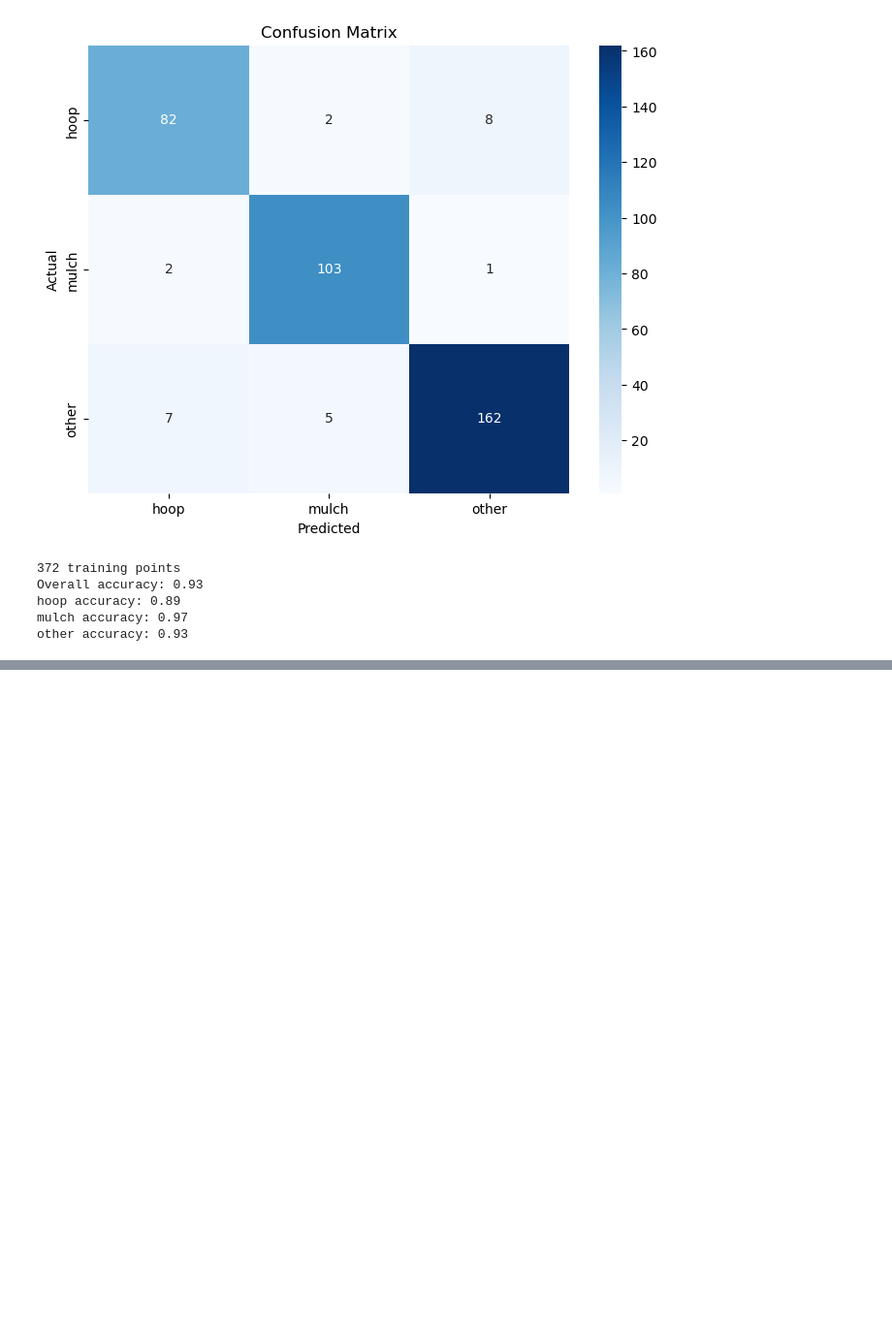
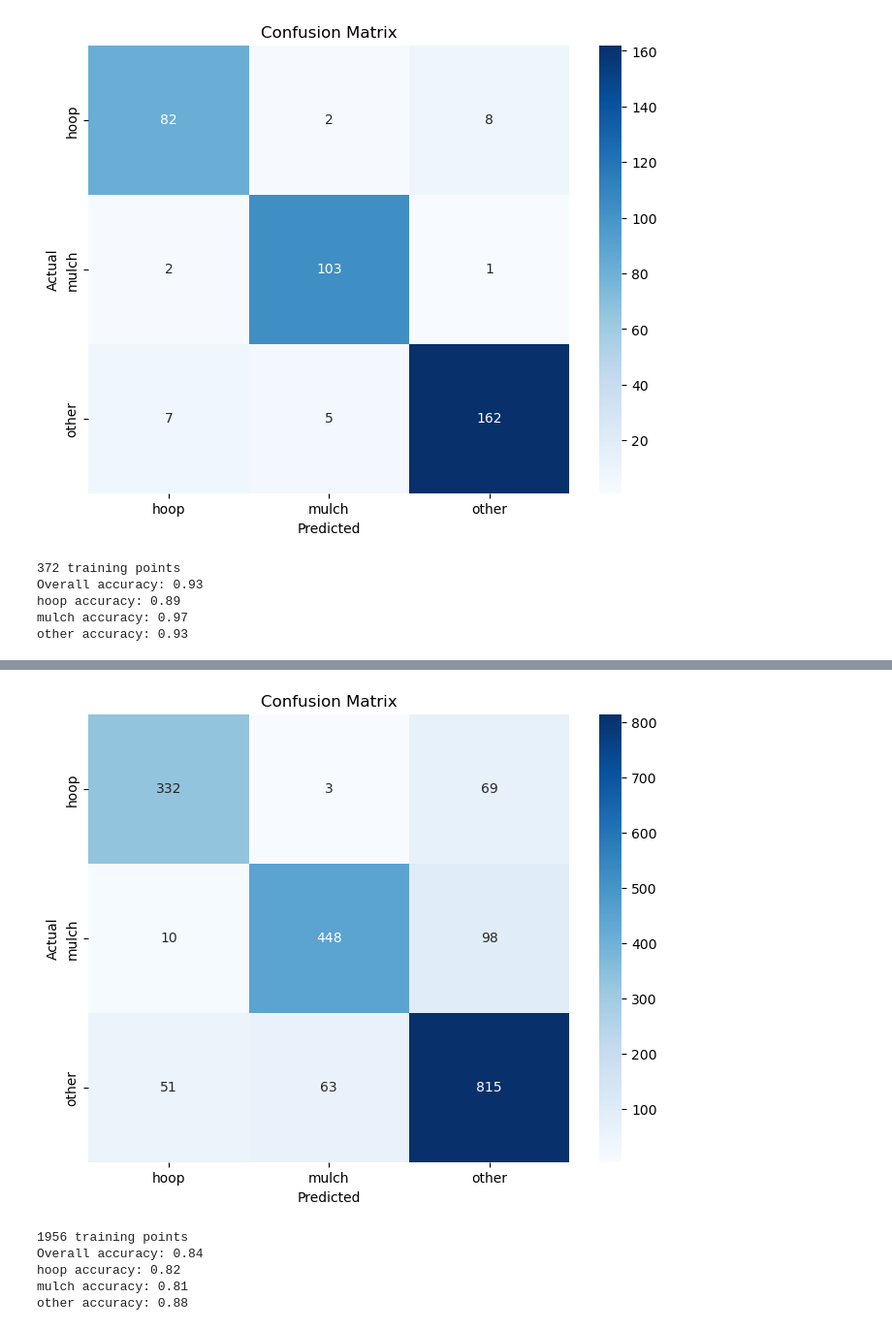
Before and after one commit to tnc-ca-geo/rs-ag-plastics, a Jupyter notebook: AT_Validation_Monthly_2025.ipynb, the cells around one changed output, grey strips where cells are left out. Shown at 97% size. Saved outputs shown, nothing was run; the diff lists cells and outputs as text; code cells hidden in the pictures; blank space fills up the shorter version.

```diff
--- a/AT_Validation_Monthly_2025.ipynb
+++ b/AT_Validation_Monthly_2025.ipynb
@@ -189,0 +192,21 @@ other accuracy: 0.93
+# %%
+# List of (dataframe, raster_path, label) tuples
+samples = [
+    (wats_april23, wats_april23_ras, 'wats_april23'),
+    (ox_may23, ox_may23_ras, 'ox_may23'),
+    (sm_may23, sm_may23_ras, 'sm_may23'),
+    (ox_oct_nov22, ox_nov22_ras, 'ox_oct_nov22'),
+    (wats_sept22, wats_sept22_ras, 'wats_sept22')
+]
+
+dfs = []
+for df, raster, label in samples:
+    df = df.copy()
+    with rasterio.open(raster) as src:
+        coord_list = [(x, y) for x, y in zip(df["Longitude"], df["Latitude"])]
+        df['month_class'] = [a[0] for a in src.sample(coord_list)]
+    df['sample_label'] = label
+    dfs.append(df)
+
+all_sampled = pd.concat(dfs, ignore_index=True)
+all_sampled
@@ -189,0 +227,26 @@ other accuracy: 0.93
+# %%
+all_sampled['month_class'] = all_sampled['month_class'].replace({0: 'other', 1: 'hoop', 2: 'mulch'})
+# confusion matrix compare actual (type) to predicted (class_april23)
+cm = confusion_matrix(all_sampled['Type'], all_sampled['month_class'], labels=['hoop', 'mulch', 'other'])
+# Plot the confusion matrix using seaborn heatmap
+plt.figure(figsize=(8, 6))
+sns.heatmap(cm, annot=True, fmt='d', cmap='Blues', xticklabels=['hoop', 'mulch', 'other'], yticklabels=['hoop', 'mulch', 'other'])
+plt.title('Confusion Matrix')
+plt.xlabel('Predicted')
+plt.ylabel('Actual')
+plt.show()
+accuracy = np.trace(cm) / np.sum(cm)
+
+print(f'{all_sampled.shape[0]} training points')
+print(f'Overall accuracy: {accuracy:.2f}')
+# print the accuracy for each class
+for i, label in enumerate(['hoop', 'mulch', 'other']):
+    class_accuracy = cm[i, i] / np.sum(cm[i, :])
+    print(f'{label} accuracy: {class_accuracy:.2f}')
+# %% [output]
+[figure, added]
+1956 training points
+Overall accuracy: 0.84
+hoop accuracy: 0.82
+mulch accuracy: 0.81
+other accuracy: 0.88
```
Also changed, not shown: parts of 2 cells of this notebook.
